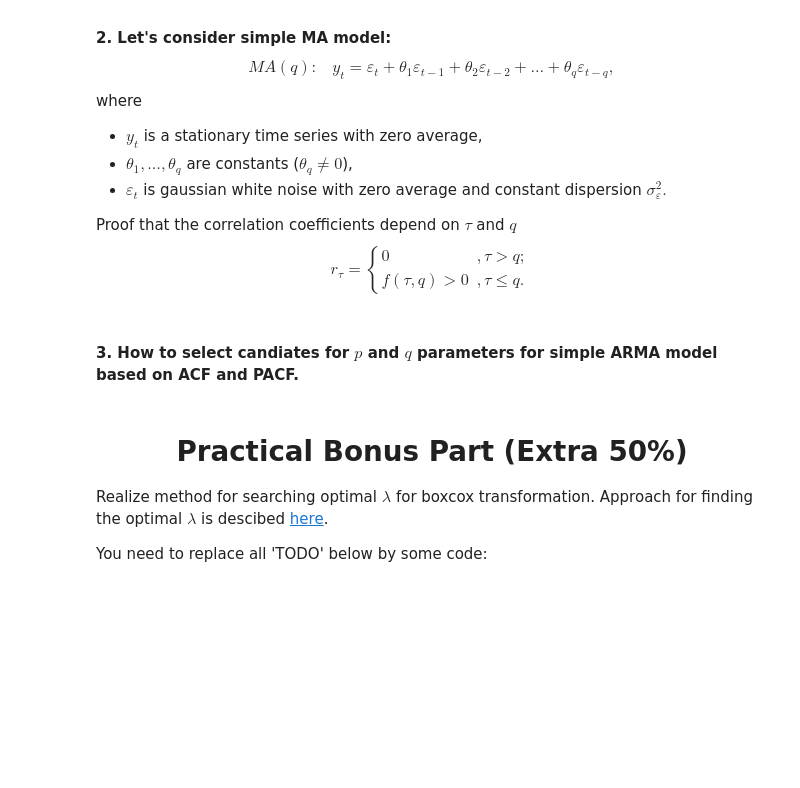
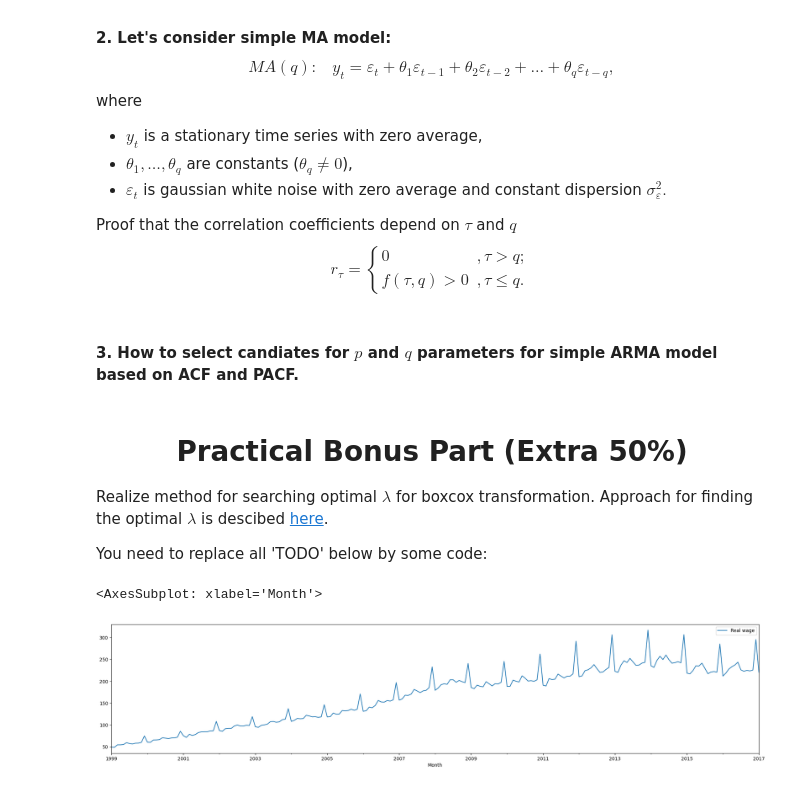
Before and after one commit to olegoid/ATSF, a Jupyter notebook: HW2.ipynb, the cells around one changed output. Saved outputs shown, nothing was run; the diff lists cells and outputs as text; code cells hidden in the pictures; blank space fills up the shorter version.

```diff
--- a/HW2.ipynb
+++ b/HW2.ipynb
@@ -910,8 +897,11 @@ class boxcox():
 ts_wage = pd.read_csv('https://raw.githubusercontent.com/aromanenko/ATSF/33b78c9be63831567f8036ad40c5859e824d30f7/data/monthly-wage.csv', sep=';', decimal='.', parse_dates=True, index_col='Month')
 # %%
 # cut first steps
-ts_wage = ts_wage.ix['01.01.1999':'01.01.2017']
+ts_wage = ts_wage['01.01.1999':'01.01.2017']
 ts_wage.plot(figsize=(25,5))
+# %% [output]
+<AxesSubplot: xlabel='Month'>
+[figure, added]
 # %%
 bc = boxcox()
 ts_wage['wage_boxcox'], lmbda = bc.transform(ts_wage['Real wage'],n=18)
```
Also changed, not shown: parts of 12 cells of this notebook.
